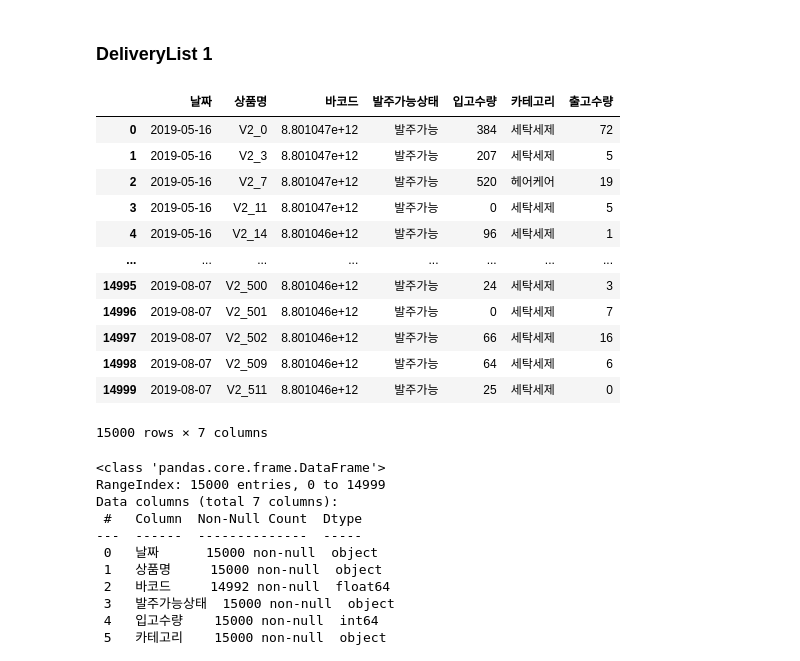
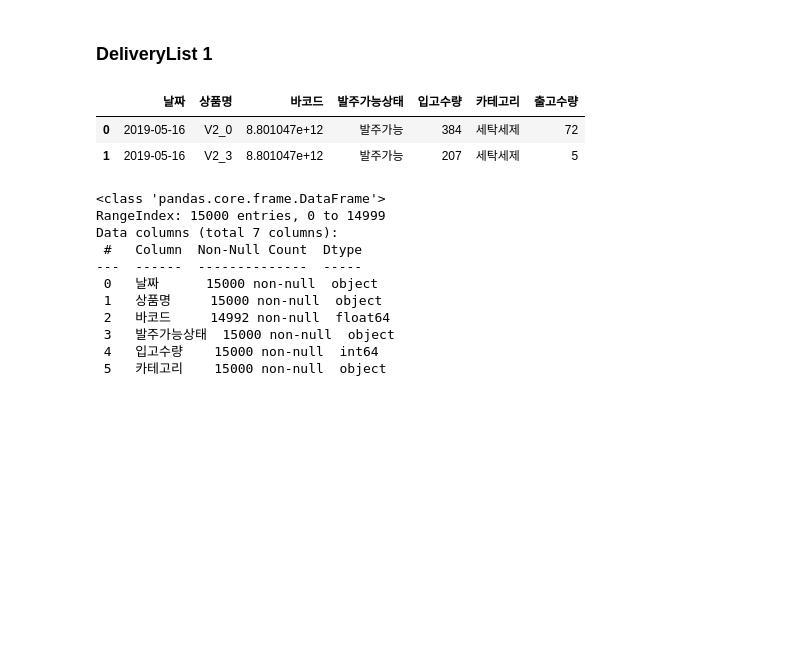
Before and after one commit to araya1203/study_data_analytics, a Jupyter notebook: codes/pandass/DeliveryList_TimeSeries.ipynb, the cells around one changed output. Drawn from its saved outputs; the diff is of its cells as text; code cells hidden in the pictures; blank space fills up the shorter version.

```diff
--- a/codes/pandass/DeliveryList_TimeSeries.ipynb
+++ b/codes/pandass/DeliveryList_TimeSeries.ipynb
@@ -8,21 +9,11 @@ import seaborn as sns
 ### DeliveryList 1
 # %%
 df_DL = pd.read_csv('../../datasets/DeliveryList.csv')
-df_DL
+df_DL[:2]
 # %% [output]
 |  | 날짜 | 상품명 | 바코드 | 발주가능상태 | 입고수량 | 카테고리 | 출고수량 |
 | 0 | 2019-05-16 | V2_0 | 8.801047e+12 | 발주가능 | 384 | 세탁세제 | 72 |
 | 1 | 2019-05-16 | V2_3 | 8.801047e+12 | 발주가능 | 207 | 세탁세제 | 5 |
-| 2 | 2019-05-16 | V2_7 | 8.801047e+12 | 발주가능 | 520 | 헤어케어 | 19 |
-| 3 | 2019-05-16 | V2_11 | 8.801047e+12 | 발주가능 | 0 | 세탁세제 | 5 |
-| 4 | 2019-05-16 | V2_14 | 8.801046e+12 | 발주가능 | 96 | 세탁세제 | 1 |
-| ... | ... | ... | ... | ... | ... | ... | ... |
-| 14995 | 2019-08-07 | V2_500 | 8.801046e+12 | 발주가능 | 24 | 세탁세제 | 3 |
-| 14996 | 2019-08-07 | V2_501 | 8.801046e+12 | 발주가능 | 0 | 세탁세제 | 7 |
-| 14997 | 2019-08-07 | V2_502 | 8.801046e+12 | 발주가능 | 66 | 세탁세제 | 16 |
-| 14998 | 2019-08-07 | V2_509 | 8.801046e+12 | 발주가능 | 64 | 세탁세제 | 6 |
-| 14999 | 2019-08-07 | V2_511 | 8.801046e+12 | 발주가능 | 25 | 세탁세제 | 0 |
-15000 rows × 7 columns
 # %%
 df_DL.info()
 # %% [output]
```
Also changed, not shown: parts of 11 cells of this notebook, 10 other files.
